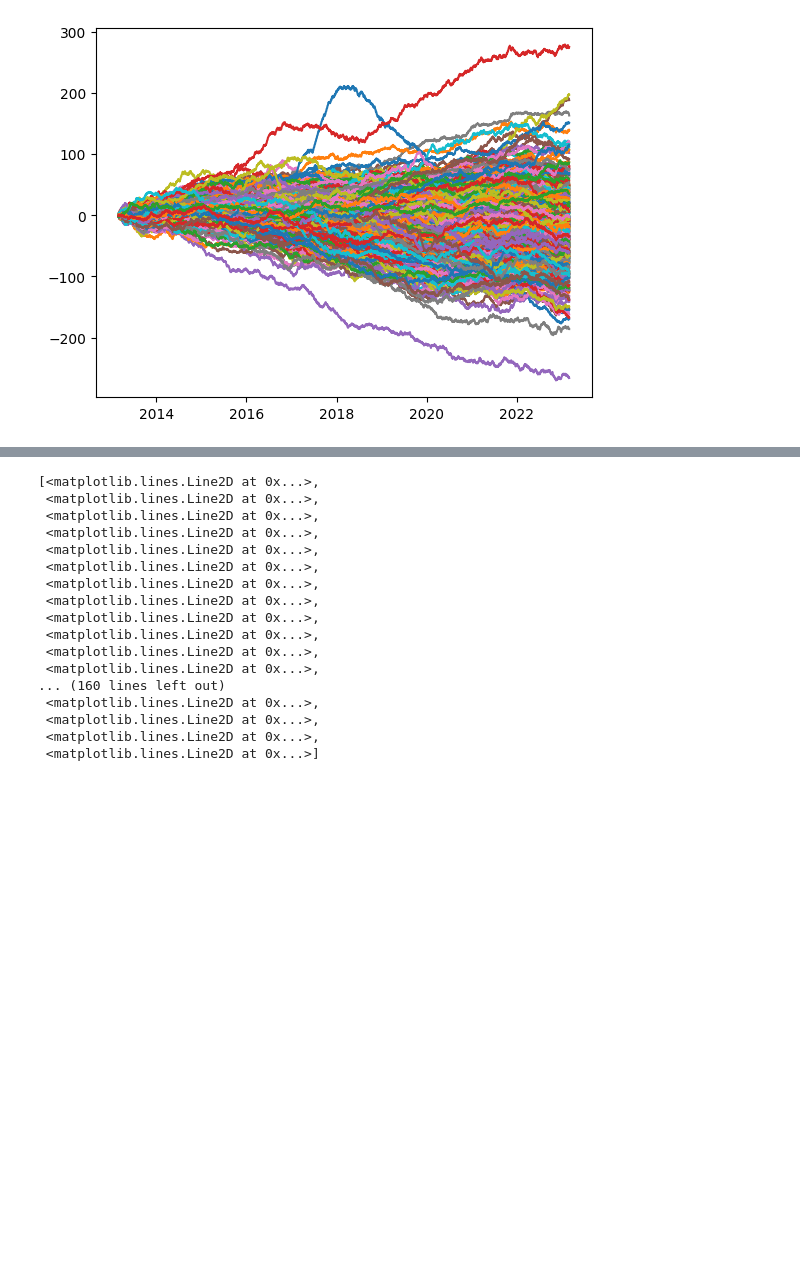
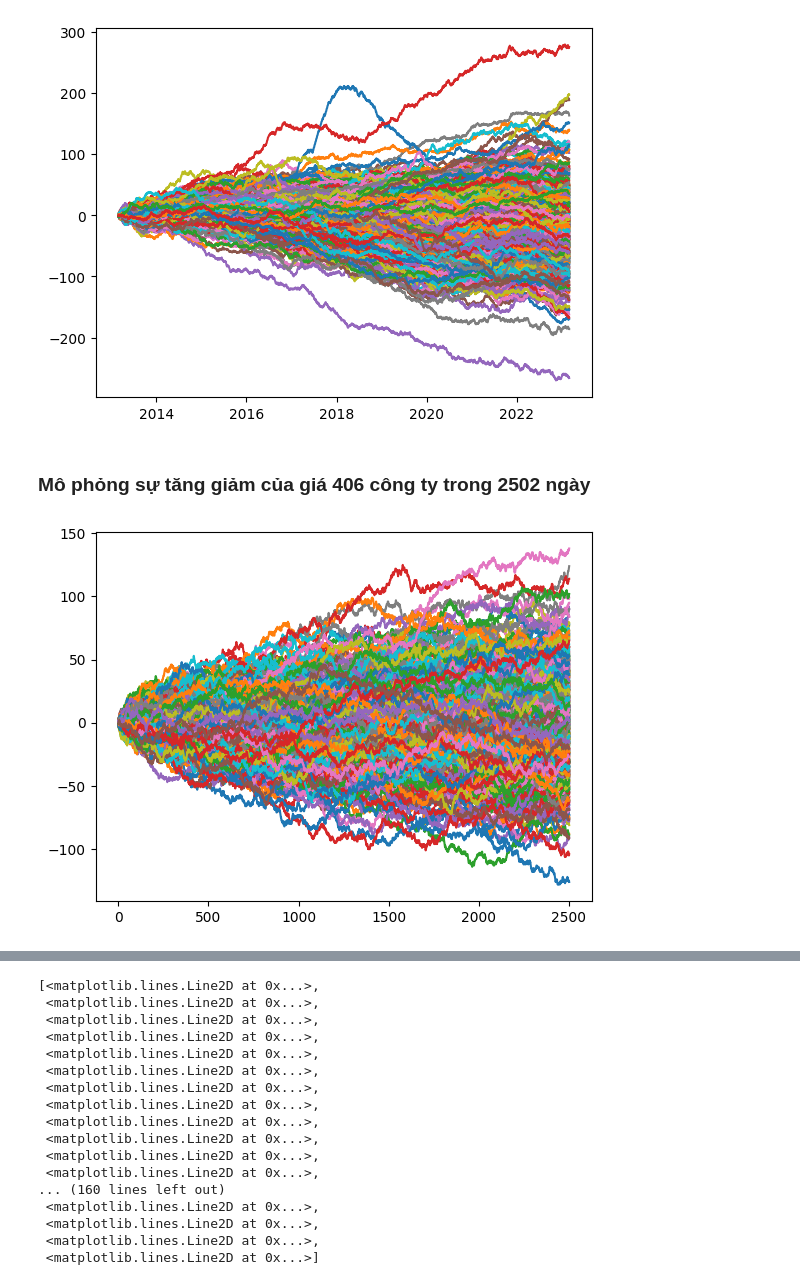
Before and after one commit to khanhtrinh2003/Financial-mathematics, a Jupyter notebook: main.ipynb, the cells around one changed output, grey strips where cells are left out. Cells and saved outputs as stored; diff of their text form; code cells hidden in the pictures; blank space fills up the shorter version.

```diff
--- a/main.ipynb
+++ b/main.ipynb
@@ -118,3 +118,13 @@ plt.plot(np.cumsum(vn_sign))
  <matplotlib.lines.Line2D at 0x...>,
  <matplotlib.lines.Line2D at 0x...>]
 [figure]
+# %% [markdown]
+### Mô phỏng sự tăng giảm của giá 406 công ty trong 2502 ngày
+# %%
+li = np.random.choice([-1, 0, 1], size=(406, 2502))
+cumsum = np.cumsum(li, axis=1)
+
+for i in range(406):
+    plt.plot(cumsum[i])
+# %% [output]
+[figure, added]
```
Also changed, not shown: parts of 6 cells of this notebook.
